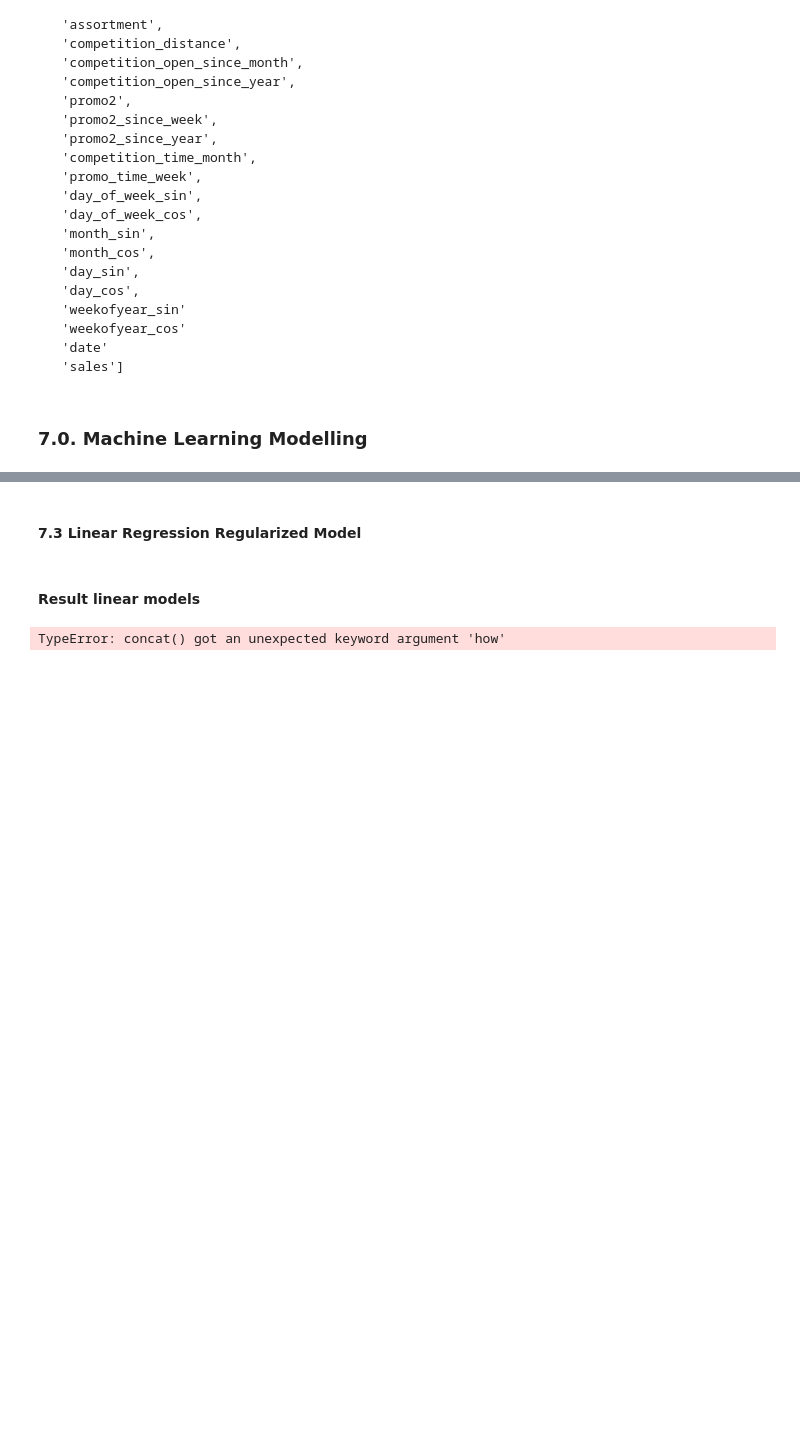
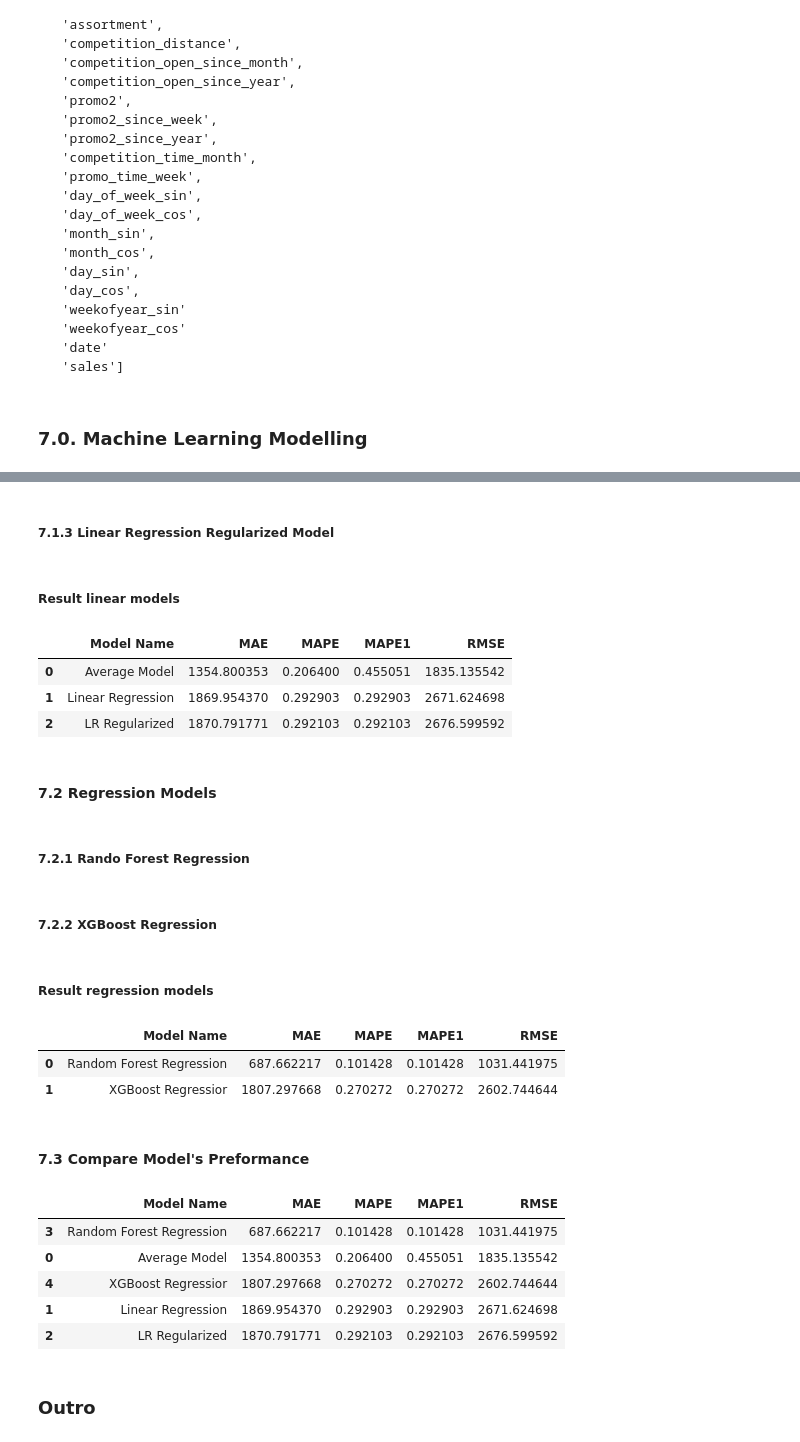
Before and after one commit to rsantosluan/ds_em_producao, a Jupyter notebook: M03_v1_StoreSalesPredictionP03BKP.ipynb, the cells around one changed output, grey strips where cells are left out. Cells and saved outputs as stored; diff of their text form; code cells hidden in the pictures; blank space fills up the shorter version.

Commit message:
End real performance camparison with Cross-Validation

```diff
--- a/M03_v1_StoreSalesPredictionP03.ipynb
+++ b/M03_v1_StoreSalesPredictionP03BKP.ipynb
@@ -708,4 +713,4 @@ lr_result = ml_error('Linear Regression', np.expm1(Y_test), np.expm1(yhat_lr))
 # %% [markdown]
-#### 7.3 Linear Regression Regularized Model
+##### 7.1.3 Linear Regression Regularized Model
 # %%
 #Model
@@ -719,6 +724,60 @@ lrr_result = ml_error('LR Regularized', np.expm1(Y_test), np.expm1(yhat_lr))
 # %% [markdown]
-#### Result linear models
+##### Result linear models
 # %%
-result = pd.concat(average_result, lr_result, lrr_result, how='inner', on='None')
+result_linear = pd.concat([average_result, lr_result, lrr_result]).reset_index(drop=True)
+result_linear
 # %% [output]
-TypeError: concat() got an unexpected keyword argument 'how'
+|  | Model Name | MAE | MAPE | MAPE1 | RMSE |
+| 0 | Average Model | 1354.800353 | 0.206400 | 0.455051 | 1835.135542 |
+| 1 | Linear Regression | 1869.954370 | 0.292903 | 0.292903 | 2671.624698 |
+| 2 | LR Regularized | 1870.791771 | 0.292103 | 0.292103 | 2676.599592 |
+# %% [markdown]
+#### 7.2 Regression Models
+# %% [markdown]
+##### 7.2.1 Rando Forest Regression
+# %%
+#Model
+rfr = RandomForestRegressor(n_estimators=100, n_jobs=-1, random_state=42).fit(x_train, Y_train)
+
+#Prediction
+yhat_rfr = rfr.predict(x_test)
+
+#Performance
+rfr_result = ml_error('Random Forest Regression', np.expm1(Y_test), np.expm1(yhat_rfr))
+# %% [markdown]
+##### 7.2.2 XGBoost Regression
+# %%
+#Model
+xgb_model = xgb.XGBRFRegressor(
+    n_jobs=-1,
+    n_estimators=100,
+).fit(x_train, Y_train)
+
+#Prediction
+yhat_xgb = xgb_model.predict(x_test)
+
+#Performance
+xgb_result = ml_error('XGBoost Regressior', np.expm1(Y_test), np.expm1(yhat_xgb))
+# %% [markdown]
+##### Result regression models
+# %%
+result_regression = pd.concat([rfr_result,xgb_result]).reset_index(drop=True)
+result_regression
+# %% [output]
+|  | Model Name | MAE | MAPE | MAPE1 | RMSE |
+| 0 | Random Forest Regression | 687.662217 | 0.101428 | 0.101428 | 1031.441975 |
+| 1 | XGBoost Regressior | 1807.297668 | 0.270272 | 0.270272 | 2602.744644 |
+# %% [markdown]
+#### 7.3 Compare Model's Preformance
+# %%
+result = pd.concat([result_linear, result_regression]).reset_index(drop=True).sort_values('RMSE', ascending=True)
+result
+# %% [output]
+|  | Model Name | MAE | MAPE | MAPE1 | RMSE |
+| 3 | Random Forest Regression | 687.662217 | 0.101428 | 0.101428 | 1031.441975 |
+| 0 | Average Model | 1354.800353 | 0.206400 | 0.455051 | 1835.135542 |
+| 4 | XGBoost Regressior | 1807.297668 | 0.270272 | 0.270272 | 2602.744644 |
+| 1 | Linear Regression | 1869.954370 | 0.292903 | 0.292903 | 2671.624698 |
+| 2 | LR Regularized | 1870.791771 | 0.292103 | 0.292103 | 2676.599592 |
+# %% [markdown]
+### Outro
```
Also changed, not shown: parts of 15 cells of this notebook, 2 other files.
